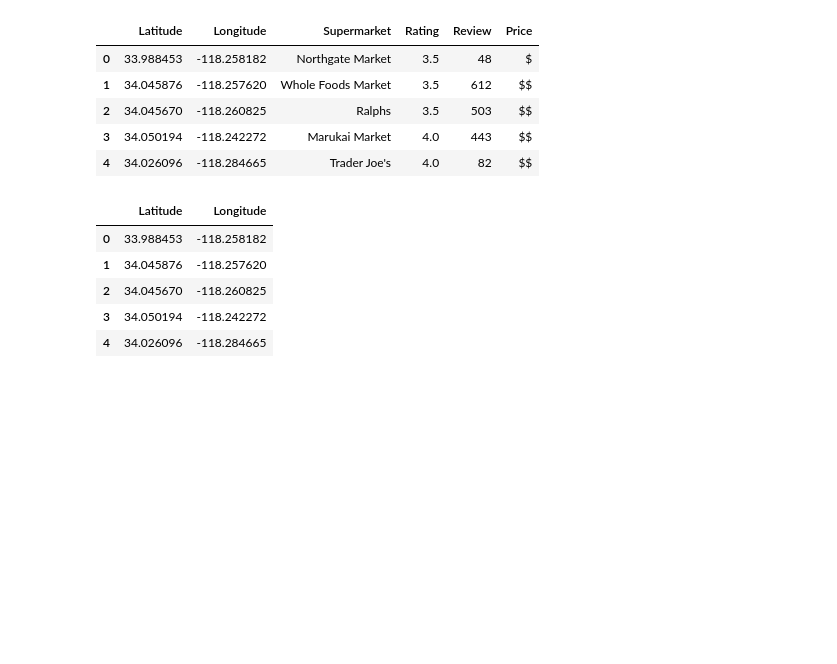
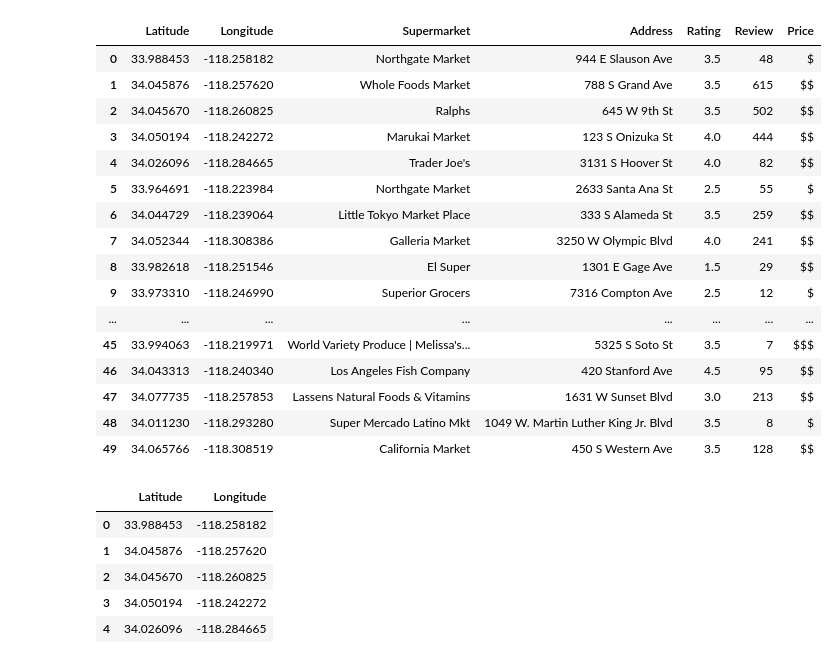
Before and after one commit to AymanSulaiman/ProjectOneOx, a Jupyter notebook: Oficious Ox Data cleaning - supermarkets.ipynb, the cells around one changed output. Drawn from its saved outputs; the diff is of its cells as text; code cells hidden in the pictures; blank space fills up the shorter version.

```diff
--- a/Oficious Ox Data cleaning - supermarkets.ipynb
+++ b/Oficious Ox Data cleaning - supermarkets.ipynb
@@ -67,8 +67,8 @@ x =[]
 
 for i in range(50):
     try:
-        x.append(response['businesses'][i]['price'])
+        x.append(response['businesses'][i]['location']['address1'])
     except:
         x.append(np.NaN)
-print(len(x))
+print(x)
 # %% [output]
@@ -82,6 +82,7 @@ price = []
 # category = [] Not needed
 # transactions = [] Not Needed
 rating = []
+address = []
 review_count = []
 
 
@@ -92,9 +93,9 @@ for i in range(50):
         lat.append(response["businesses"][i]["coordinates"]["latitude"])
         lon.append(response["businesses"][i]["coordinates"]["longitude"])
 
-
 #         category.append(response['businesses'][i]['categories']['title']) Not needed
 #         transactions.append(response['businesses'][i]['transactions']) Not needed
+        address.append(response['businesses'][i]['location']['address1'])
         rating.append(response['businesses'][i]['rating'])
         review_count.append(response['businesses'][i]['review_count'])
         price.append(response['businesses'][i]['price'])
@@ -112,7 +113,8 @@ print(f"length of price :{len(price)}")
 # print(f"length of category :{len(category)}")
 # print(f"length of transactions :{len(transactions)}")
 print(f"length of rating  :{len(rating)}")
-print(f"length of review :{len(review_count)}")
+print(f"length of addresses :{len(address)}")
+print(f"length of review_count :{len(review_count)}")
 # %% [output]
 length of restaurants name :50
 length of lat :50
@@ -123,16 +147,28 @@ length of review :50
 # %%
 total_data = {"Latitude": lat,
              "Longitude": lon,
              "Supermarket": supermarket,
+             "Address": address,
              "Rating": rating,
              "Review": review_count,
              "Price": price}
 supermarket_df = pd.DataFrame(total_data)
-supermarket_df.head()
+supermarket_df
 # %% [output]
-|  | Latitude | Longitude | Supermarket | Rating | Review | Price |
-| 0 | 33.988453 | -118.258182 | Northgate Market | 3.5 | 48 | $ |
-| 1 | 34.045876 | -118.257620 | Whole Foods Market | 3.5 | 612 | $$ |
-| 2 | 34.045670 | -118.260825 | Ralphs | 3.5 | 503 | $$ |
-| 3 | 34.050194 | -118.242272 | Marukai Market | 4.0 | 443 | $$ |
-| 4 | 34.026096 | -118.284665 | Trader Joe's | 4.0 | 82 | $$ |
+|  | Latitude | Longitude | Supermarket | Address | Rating | Review | Price |
+| 0 | 33.988453 | -118.258182 | Northgate Market | 944 E Slauson Ave | 3.5 | 48 | $ |
+| 1 | 34.045876 | -118.257620 | Whole Foods Market | 788 S Grand Ave | 3.5 | 615 | $$ |
+| 2 | 34.045670 | -118.260825 | Ralphs | 645 W 9th St | 3.5 | 502 | $$ |
+| 3 | 34.050194 | -118.242272 | Marukai Market | 123 S Onizuka St | 4.0 | 444 | $$ |
+| 4 | 34.026096 | -118.284665 | Trader Joe's | 3131 S Hoover St | 4.0 | 82 | $$ |
+| 5 | 33.964691 | -118.223984 | Northgate Market | 2633 Santa Ana St | 2.5 | 55 | $ |
+| 6 | 34.044729 | -118.239064 | Little Tokyo Market Place | 333 S Alameda St | 3.5 | 259 | $$ |
+| 7 | 34.052344 | -118.308386 | Galleria Market | 3250 W Olympic Blvd | 4.0 | 241 | $$ |
+| 8 | 33.982618 | -118.251546 | El Super | 1301 E Gage Ave | 1.5 | 29 | $$ |
+| 9 | 33.973310 | -118.246990 | Superior Grocers | 7316 Compton Ave | 2.5 | 12 | $ |
+| ... | ... | ... | ... | ... | ... | ... | ... |
+| 45 | 33.994063 | -118.219971 | World Variety Produce | Melissa's... | 5325 S Soto St | 3.5 | 7 | $$$ |
+| 46 | 34.043313 | -118.240340 | Los Angeles Fish Company | 420 Stanford Ave | 4.5 | 95 | $$ |
+| 47 | 34.077735 | -118.257853 | Lassens Natural Foods & Vitamins | 1631 W Sunset Blvd | 3.0 | 213 | $$ |
+| 48 | 34.011230 | -118.293280 | Super Mercado Latino Mkt | 1049 W. Martin Luther King Jr. Blvd | 3.5 | 8 | $ |
+| 49 | 34.065766 | -118.308519 | California Market | 450 S Western Ave | 3.5 | 128 | $$ |
```
Also changed, not shown: parts of 11 cells of this notebook, 2 other files.
